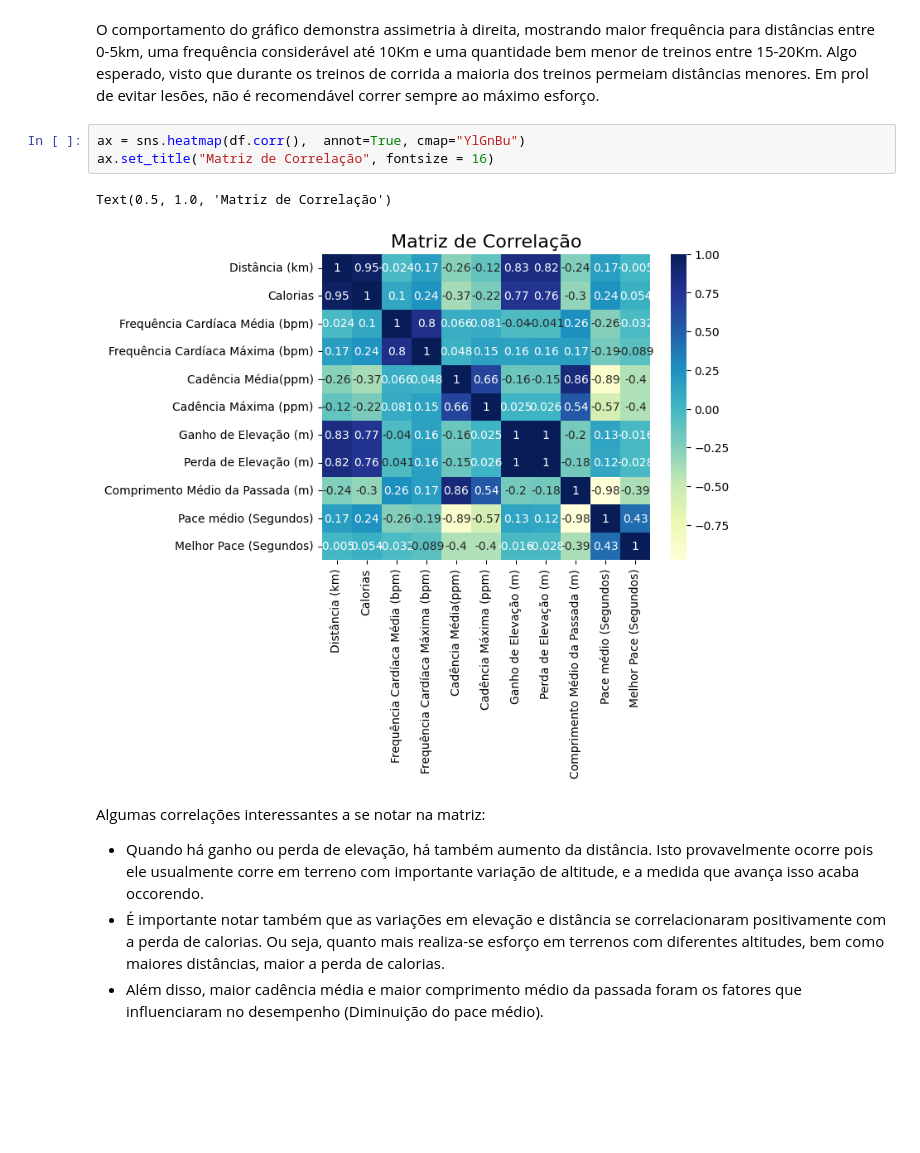
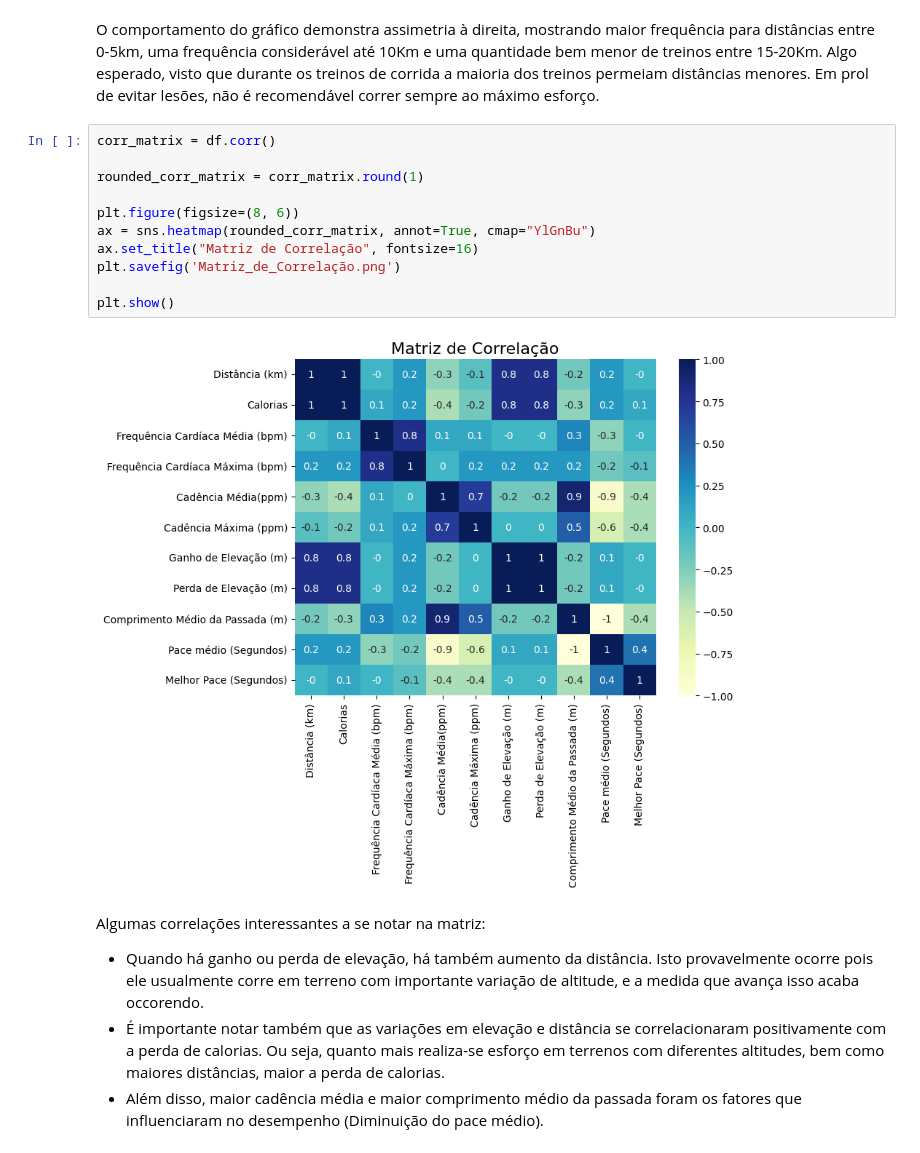
Before and after one commit to JVMA0111/Data_Science_Projects, a Jupyter notebook: Analise_de_dados_corrida.ipynb, the cells around one changed output. Cells and saved outputs as stored; diff of their text form; blank space fills up the shorter version.

```diff
--- a/Analise_de_dados_corrida.ipynb
+++ b/Analise_de_dados_corrida.ipynb
@@ -279,11 +279,18 @@ sns.displot(data=df, x="Distância (km)", kind="kde")
 # %% [markdown]
 O comportamento do gráfico demonstra assimetria à direita, mostrando maior frequência para distâncias entre 0-5km, uma frequência considerável até 10Km e uma quantidade bem menor de treinos entre 15-20Km. Algo esperado, visto que durante os treinos de corrida a maioria dos treinos permeiam distâncias menores. Em prol de evitar lesões, não é recomendável correr sempre ao máximo esforço.
 # %%
-ax = sns.heatmap(df.corr(),  annot=True, cmap="YlGnBu")
-ax.set_title("Matriz de Correlação", fontsize = 16)
+corr_matrix = df.corr()
+
+rounded_corr_matrix = corr_matrix.round(1)
+
+plt.figure(figsize=(8, 6))
+ax = sns.heatmap(rounded_corr_matrix, annot=True, cmap="YlGnBu")
+ax.set_title("Matriz de Correlação", fontsize=16)
+plt.savefig('Matriz_de_Correlação.png')
+
+plt.show()
 # %% [output]
-Text(0.5, 1.0, 'Matriz de Correlação')
-[figure, old version]
+[figure, new version]
 # %% [markdown]
 Algumas correlações interessantes a se notar na matriz:
 - Quando há ganho ou perda de elevação, há também aumento da distância. Isto provavelmente ocorre pois ele usualmente corre em terreno com importante variação de altitude, e a medida que avança isso acaba occorendo.
```
Also changed, not shown: parts of 5 cells of this notebook.
